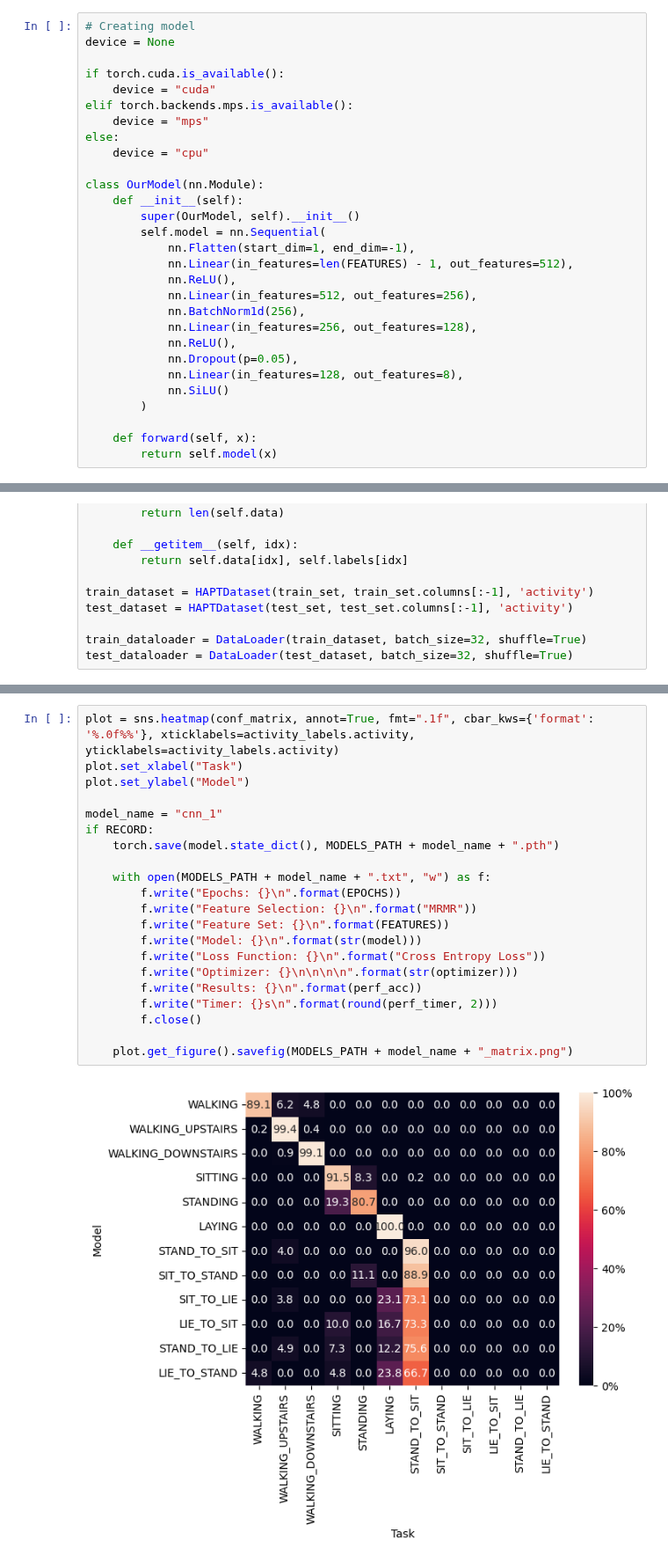
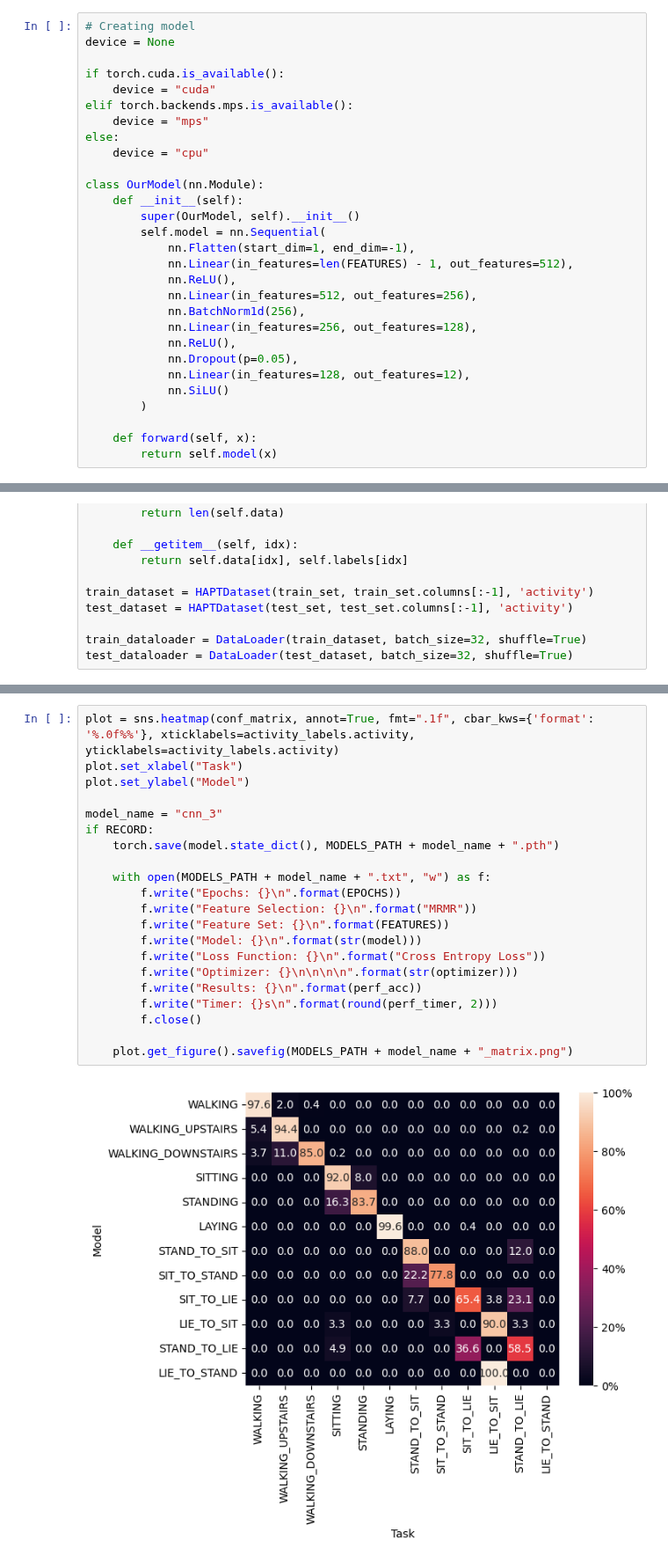
Before and after one commit to stelleron/har-ml-classifier, a Jupyter notebook: new-model-test.ipynb, the cells around one changed output, grey strips where cells are left out. Shown at 88% size. Saved outputs shown, nothing was run; the diff lists cells and outputs as text.

Commit message:
Fixed model architecture

```diff
--- a/new-model-test.ipynb
+++ b/new-model-test.ipynb
@@ -58,7 +61,7 @@ class OurModel(nn.Module):
             nn.Linear(in_features=256, out_features=128),
             nn.ReLU(),
             nn.Dropout(p=0.05),
-            nn.Linear(in_features=128, out_features=8),
+            nn.Linear(in_features=128, out_features=12),
             nn.SiLU()
         )
 
@@ -167,23 +171,23 @@ Done!
 # %%
 plot = sns.heatmap(conf_matrix, annot=True, fmt=".1f", cbar_kws={'format': '%.0f%%'}, xticklabels=activity_labels.activity, yticklabels=activity_labels.activity)
 plot.set_xlabel("Task")
 plot.set_ylabel("Model")
 
-model_name = "cnn_1"
+model_name = "cnn_3"
 if RECORD:
     torch.save(model.state_dict(), MODELS_PATH + model_name + ".pth")
 
     with open(MODELS_PATH + model_name + ".txt", "w") as f:
         f.write("Epochs: {}\n".format(EPOCHS))
         f.write("Feature Selection: {}\n".format("MRMR"))
         f.write("Feature Set: {}\n".format(FEATURES))
         f.write("Model: {}\n".format(str(model)))
         f.write("Loss Function: {}\n".format("Cross Entropy Loss"))
         f.write("Optimizer: {}\n\n\n\n".format(str(optimizer)))
         f.write("Results: {}\n".format(perf_acc))
         f.write("Timer: {}s\n".format(round(perf_timer, 2)))
         f.close()
 
     plot.get_figure().savefig(MODELS_PATH + model_name + "_matrix.png")
 # %% [output]
-[figure, old version]
+[figure, new version]
```
Also changed, not shown: parts of 3 cells of this notebook, 3 other files.
